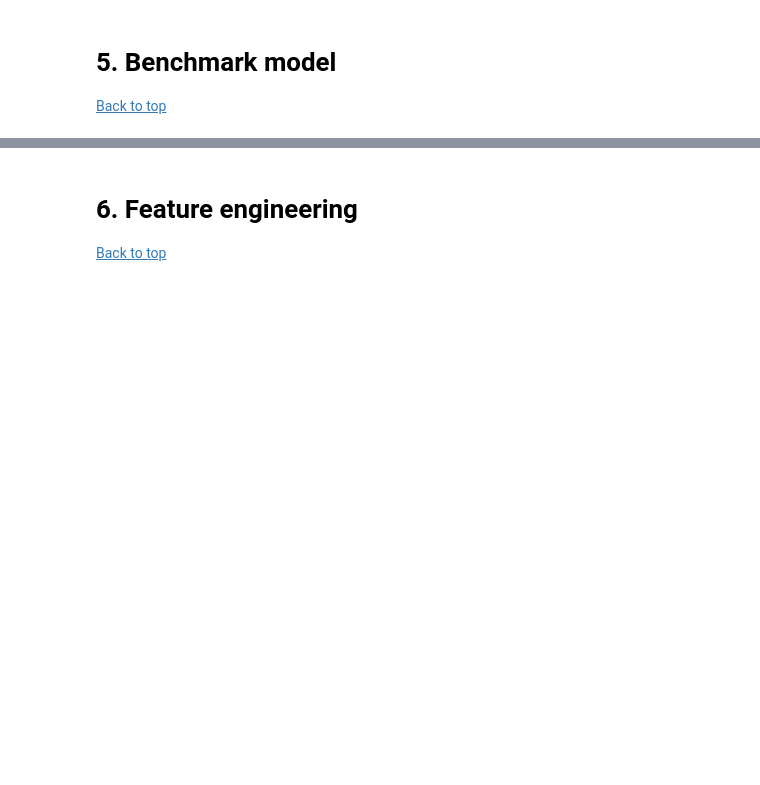
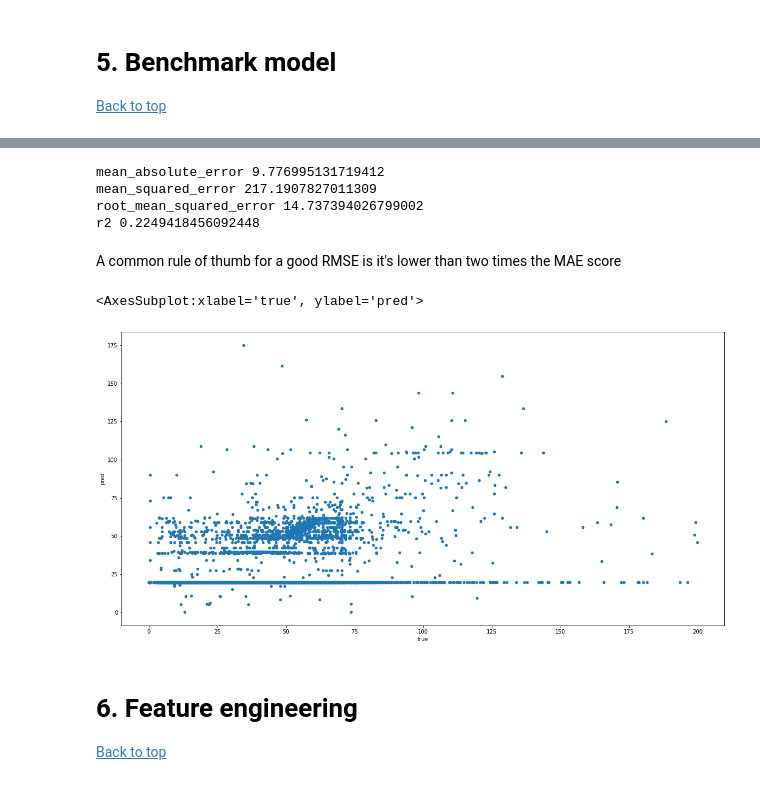
Before and after one commit to Au-Jonathan/New-York-Taxi-Analysis, a Jupyter notebook: Module 2.ipynb, the cells around one changed output, grey strips where cells are left out. Drawn from its saved outputs; the diff is of its cells as text; code cells hidden in the pictures; blank space fills up the shorter version.

```diff
--- a/Module 2.ipynb
+++ b/Module 2.ipynb
@@ -564,3 +559,5 @@ taxi_grouped_by_region['total_amount'].hist(bins=100,figsize=(10,5))
 # %% [markdown]
 # 5. Benchmark model <a id='benchmark_model'></a>
 [Back to top](#table_of_contents)
+# %%
+data_for_benchmark_model = taxi_grouped_by_region.copy()
@@ -567,3 +621,56 @@ taxi_grouped_by_region['total_amount'].hist(bins=100,figsize=(10,5))
+# %%
+categorical_features_benchmark = ['PULocationID','transaction_month','transaction_day','transaction_hour']
+input_features_benchmark = categorical_features_benchmark
+target_features_benchmark = 'total_amount'
+
+#train and test Split
+from sklearn.model_selection import train_test_split
+
+X_bench = data_for_benchmark_model[input_features_benchmark]
+Y_bench = data_for_benchmark_model[target_features_benchmark]
+
+# one-hot encoding for categorical features
+X_bench = pd.get_dummies(X_bench)
+
+
+X_train_b, X_test_b, y_train_b, y_test_b = train_test_split(X_bench, Y_bench, test_size=0.33, random_state=42)
+
+# fit a model
+from sklearn.tree import DecisionTreeRegressor
+
+tree = DecisionTreeRegressor(max_depth=10)
+tree.fit(X_train_b, y_train_b)
+
+# evaluate model
+
+model_at_hand = tree
+
+y_pred_b = model_at_hand.predict(X_test_b)
+
+from sklearn.metrics import mean_absolute_error
+from sklearn.metrics import mean_squared_error
+from sklearn.metrics import r2_score
+from math import sqrt
+
+print('mean_absolute_error', mean_absolute_error(y_test_b, y_pred_b))
+print('mean_squared_error', mean_squared_error(y_test_b, y_pred_b))
+print('root_mean_squared_error', sqrt(mean_squared_error(y_test_b, y_pred_b)))
+print('r2', r2_score(y_test_b, y_pred_b))
+# %% [output]
+mean_absolute_error 9.776995131719412
+mean_squared_error 217.1907827011309
+root_mean_squared_error 14.737394026799002
+r2 0.2249418456092448
+# %% [markdown]
+A common rule of thumb for a good RMSE is it's lower than two times the MAE score
+# %%
+data = {'true':y_test_b, 'pred':y_pred_b}
+results = pd.DataFrame(data)
+
+results.plot(figsize=(20,10),kind='scatter',x='true',y='pred')
+# %% [output]
+<AxesSubplot:xlabel='true', ylabel='pred'>
+[figure, added]
 # %% [markdown]
 # 6. Feature engineering <a id='feature_engineering'></a>
 [Back to top](#table_of_contents)
```
Also changed, not shown: parts of 18 cells of this notebook.
